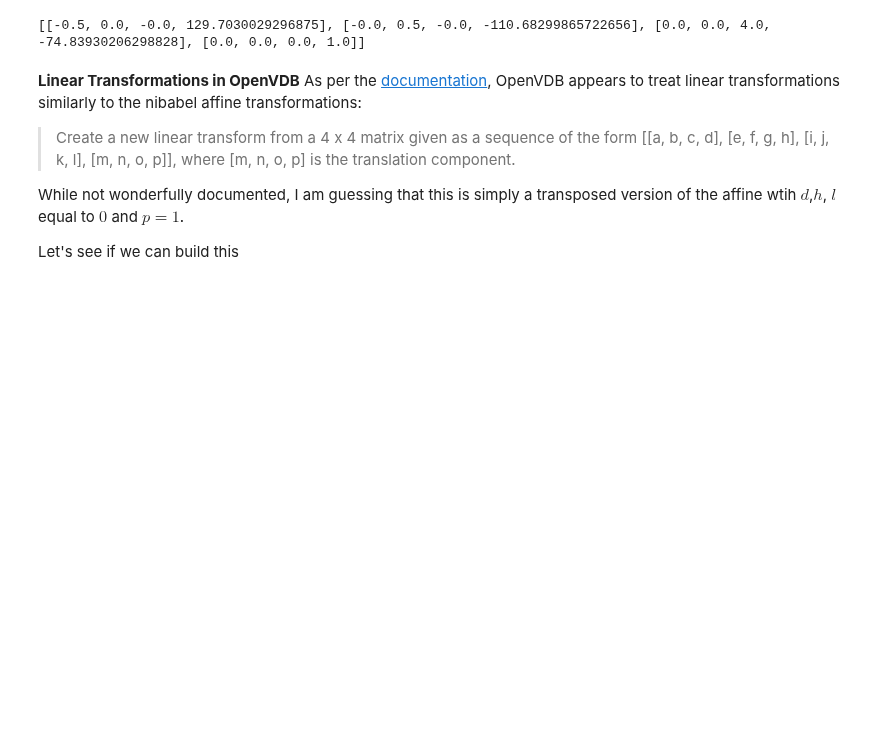
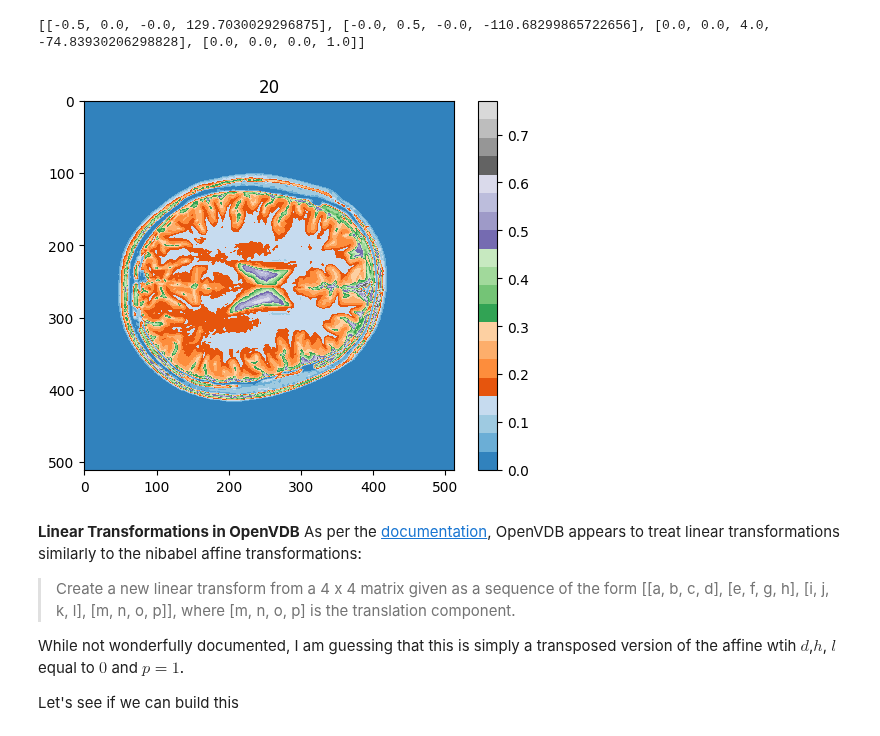
Before and after one commit to joachimbbp/neurovolume, a Jupyter notebook: src/neurovolume/canonical_pipeline.ipynb, the cells around one changed output. Saved outputs shown, nothing was run; the diff lists cells and outputs as text; code cells hidden in the pictures; blank space fills up the shorter version.

```diff
--- a/src/neurovolume/canonical_pipeline.ipynb
+++ b/src/neurovolume/canonical_pipeline.ipynb
@@ -109,0 +108,6 @@ np.save("{}/anatomy.npy".format(output_folder), vol)
+# %%
+#quick debug as this turns up blank in blender
+#view_sagittal_slice(vol, 20, "tab20c")
+view_all_sagittal_slices(vol, "tab20c")
+# %% [output]
+[figure, added]
```
Also changed, not shown: parts of 3 cells of this notebook, 1 other file.
